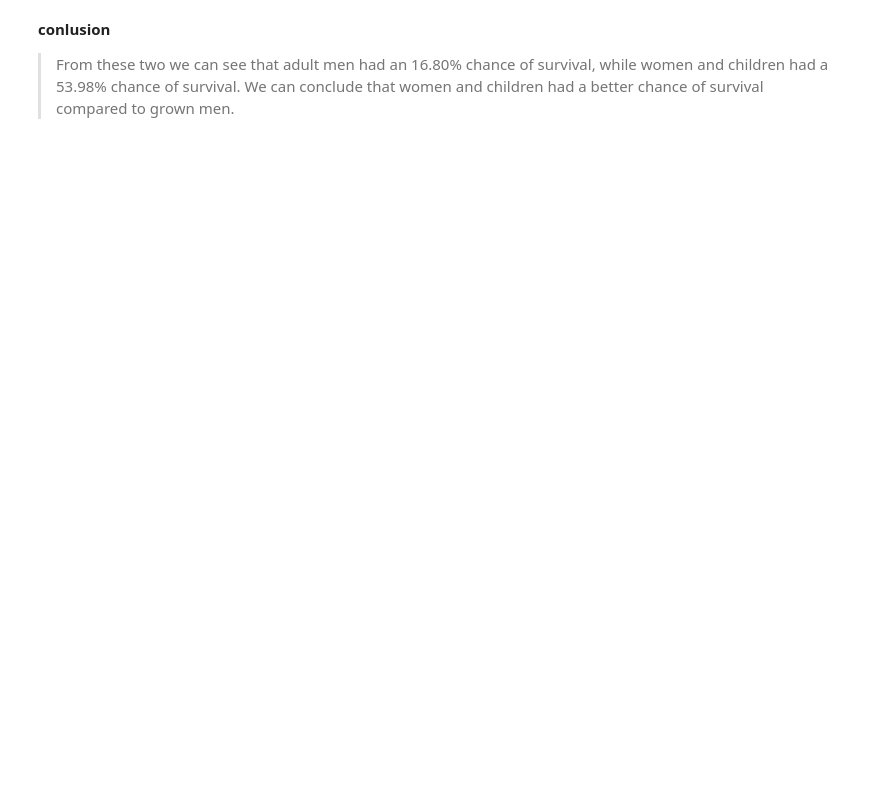
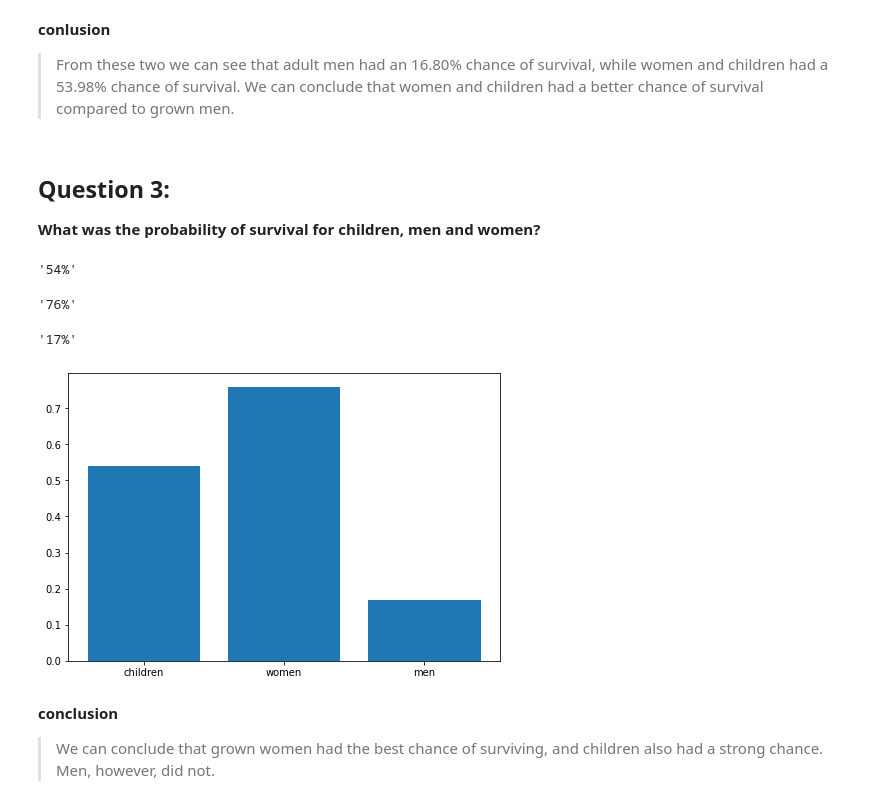
Before and after one commit to Douglous-Sobei/Titanic_Data_anaysis_project, a Jupyter notebook: titanic_data.ipynb, the cells around one changed output. Drawn from its saved outputs; the diff is of its cells as text; code cells hidden in the pictures; blank space fills up the shorter version.

Commit message:
Answered the third question of my analysis

```diff
--- a/titanic_data.ipynb
+++ b/titanic_data.ipynb
@@ -265,3 +258,43 @@ Name: Survived, dtype: float64
 # %% [markdown]
 **conlusion**
 > From these two we can see that adult men had an 16.80% chance of survival, while women and children had a 53.98% chance of survival. We can conclude that women and children had a better chance of survival compared to grown men.
+# %% [markdown]
+## Question 3:
+**What was the probability of survival for children, men and women?**
+# %%
+# probability of survival for a child
+children = titanic_data[titanic_data['Age']<18]
+surviving_children = titanic_data[(titanic_data['Age']<18) & (titanic_data['Survived'] == 1)]
+child_chance_of_survival = surviving_children.shape[0]/children.shape[0]
+format(child_chance_of_survival, ".0%")
+# %% [output]
+'54%'
+# %%
+# probability of survival for a woman
+women = titanic_data[(titanic_data['Sex'] == 'female') & (titanic_data['Age'] > 18)]
+surviving_women = titanic_data[(titanic_data['Sex'] == 'female') & (titanic_data['Age'] > 18) & (titanic_data['Survived'] == 1)]
+women_chance_of_survival = surviving_women.shape[0]/women.shape[0]
+format(women_chance_of_survival, ".0%")
+# %% [output]
+'76%'
+# %%
+# probability of grown men survival
+men = titanic_data[(titanic_data['Sex'] == 'male') & (titanic_data['Age'] > 18)]
+surviving_men = titanic_data[(titanic_data['Sex'] == 'male') & (titanic_data['Age'] > 18) & (titanic_data['Survived'] == 1)]
+men_chance_of_survival = surviving_men.shape[0]/men.shape[0]
+format(men_chance_of_survival, ".0%")
+# %% [output]
+'17%'
+# %%
+# Now let's graph them:
+fig = plt.figure()
+ax = fig.add_axes([0,0,1,1])
+x_axis = ["children", "women", "men"]
+data = [child_chance_of_survival, women_chance_of_survival, men_chance_of_survival]
+ax.bar(x_axis, data)
+plt.show()
+# %% [output]
+[figure, added]
+# %% [markdown]
+**conclusion**
+> We can conclude that grown women had the best chance of surviving, and children also had a strong chance. Men, however, did not.
```
Also changed, not shown: parts of 7 cells of this notebook.
